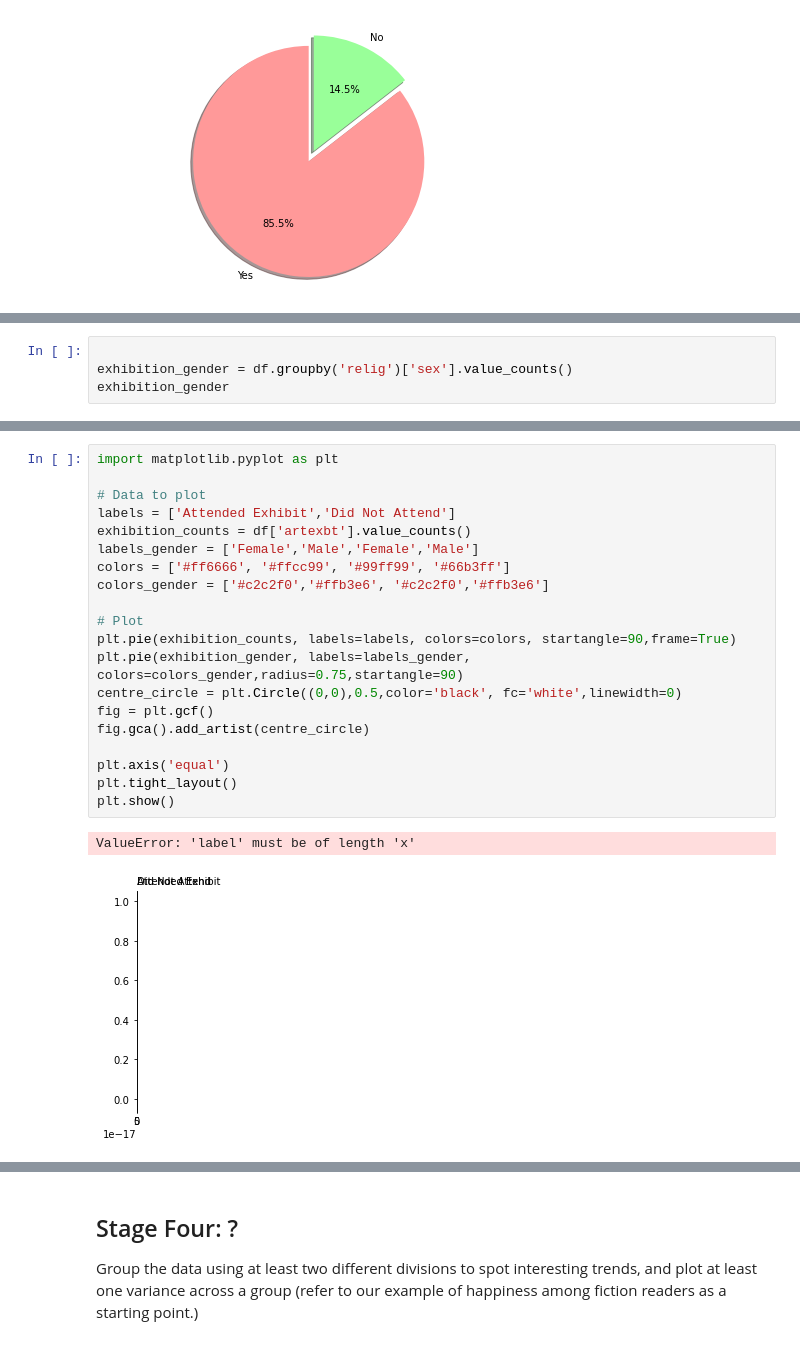
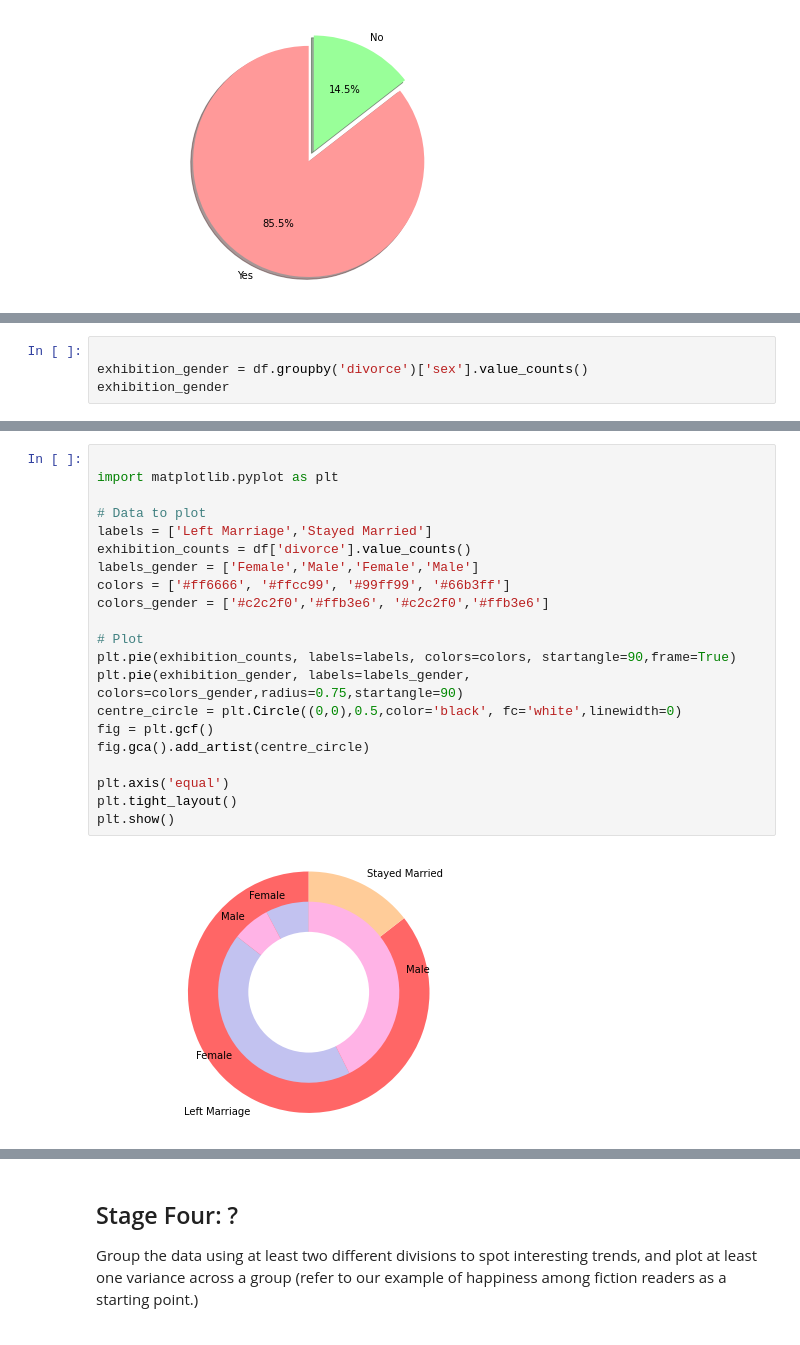
Before and after one commit to dlb007/Vox, a Jupyter notebook: Assignment # 9x.ipynb, the cells around one changed output, grey strips where cells are left out. Saved outputs shown, nothing was run; the diff lists cells and outputs as text.

```diff
--- a/Assignment # 9x.ipynb
+++ b/Assignment # 9x.ipynb
@@ -122,5 +128,5 @@ Name: age, Length: 936, dtype: int64
 # %%
 
-exhibition_gender = df.groupby('relig')['sex'].value_counts()
+exhibition_gender = df.groupby('divorce')['sex'].value_counts()
 exhibition_gender
 # %% [output]
@@ -143,25 +138,25 @@ INTER-NONDENOMINATIONAL  male        0
 Name: sex, dtype: int64
 # %%
+
 import matplotlib.pyplot as plt
 
 # Data to plot
-labels = ['Attended Exhibit','Did Not Attend']
-exhibition_counts = df['artexbt'].value_counts()
+labels = ['Left Marriage','Stayed Married']
+exhibition_counts = df['divorce'].value_counts()
 labels_gender = ['Female','Male','Female','Male']
 colors = ['#ff6666', '#ffcc99', '#99ff99', '#66b3ff']
 colors_gender = ['#c2c2f0','#ffb3e6', '#c2c2f0','#ffb3e6']
 
 # Plot
 plt.pie(exhibition_counts, labels=labels, colors=colors, startangle=90,frame=True)
 plt.pie(exhibition_gender, labels=labels_gender, colors=colors_gender,radius=0.75,startangle=90)
 centre_circle = plt.Circle((0,0),0.5,color='black', fc='white',linewidth=0)
 fig = plt.gcf()
 fig.gca().add_artist(centre_circle)
 
 plt.axis('equal')
 plt.tight_layout()
 plt.show()
 # %% [output]
-ValueError: 'label' must be of length 'x'
-[figure, old version]
+[figure, new version]
 # %%
```
Also changed, not shown: parts of 10 cells of this notebook.
